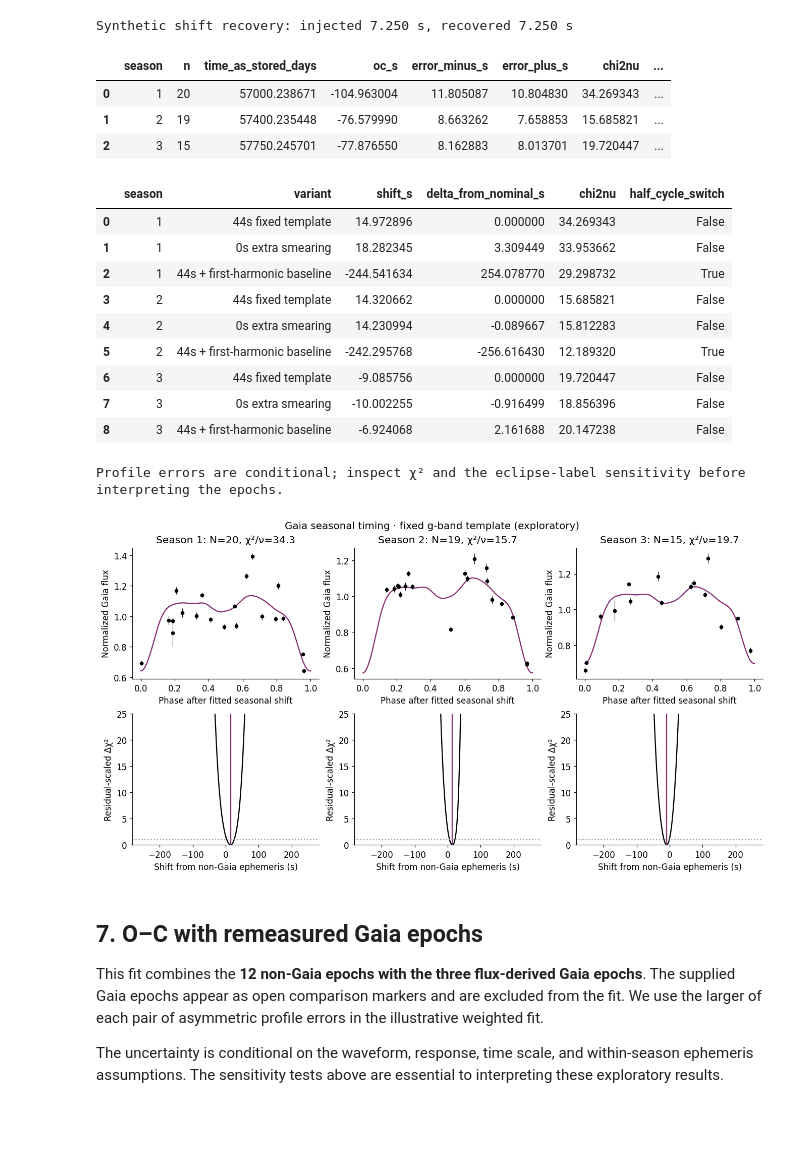
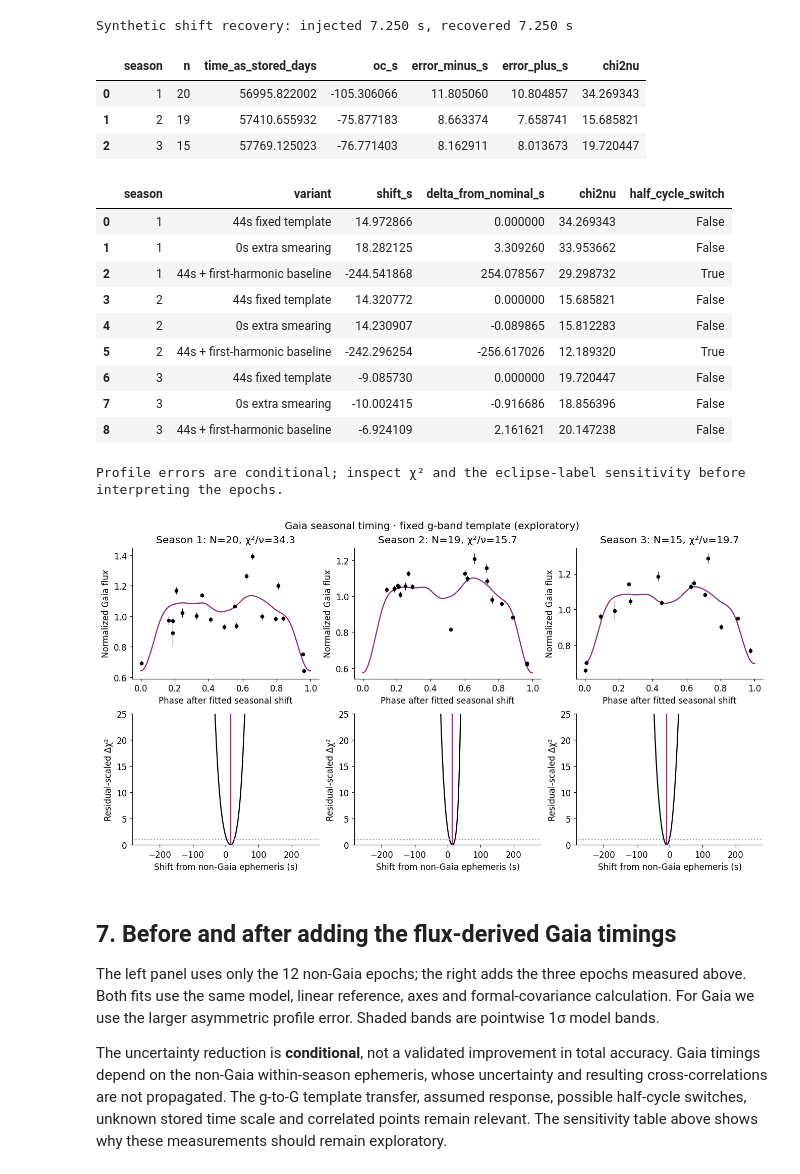
Before and after one commit to emmachickles/j1013-gaia-epoch-photometry, a Jupyter notebook: j1013_gaia_figures.ipynb, the cells around one changed output. Drawn from its saved outputs; the diff is of its cells as text; code cells hidden in the pictures; blank space fills up the shorter version.

```diff
--- a/j1013_gaia_figures.ipynb
+++ b/j1013_gaia_figures.ipynb
@@ -216,17 +262,13 @@ epochs from the fluxes and compare the two sets.
 # %%
-epochs = pd.read_csv(DATA/'timing_epochs.csv')
-source = np.loadtxt(DATA/'timing1013_original.txt')
-assert len(epochs)==15 and (epochs.instrument=='Gaia').sum()==3
+epochs = pd.read_csv(DATA/'other_timing_epochs.csv')
+assert len(epochs)==12 and not (epochs.instrument=='Gaia').any()
 np.testing.assert_allclose(epochs.sigma_s,epochs.sigma_days*86400,atol=0.005)
-np.testing.assert_allclose(epochs.inverse_sigma_as_stored,1/epochs.sigma_s,rtol=1e-12)
-T_REF = source[0,0]
-P_REF_D = source[0,4]
+T_REF = float(epochs.iloc[0].time_as_stored_days)
+P_REF_D = float(epochs.iloc[0].reference_period_days)
 P_REF_S = P_REF_D*86400
 epochs['cycle_integer'] = np.rint(epochs.dt_days/P_REF_D).astype('int64')
-recomputed_oc = (epochs.dt_days-epochs.cycle_integer*P_REF_D)*86400
-np.testing.assert_allclose(recomputed_oc,epochs.oc_s,atol=1e-5)
+np.testing.assert_allclose((epochs.dt_days-epochs.cycle_integer*P_REF_D)*86400,epochs.oc_s,atol=1e-5)
 epochs['year_for_display'] = Time(epochs.time_as_stored_days.to_numpy(),format='mjd',scale='tdb').decimalyear
-print(f'Timing-table linear reference: T_ref = {T_REF:.10f}, P_ref = {P_REF_S:.12f} s')
-display(epochs[['source_row','instrument','time_as_stored_days','cycle_integer','oc_s','sigma_s']]
-        .sort_values('time_as_stored_days').reset_index(drop=True))
+print(f'Common linear reference: T_ref = {T_REF:.10f}, P_ref = {P_REF_S:.12f} s')
+display(epochs[['instrument','time_as_stored_days','cycle_integer','oc_s','sigma_s']].sort_values('time_as_stored_days'))
 # %% [output]
@@ -439,7 +450,6 @@ print(f'Synthetic shift recovery: injected {injected_shift_s:.3f} s, recovered {
 Synthetic shift recovery: injected 7.250 s, recovered 7.250 s
 # %%
 SEASON_EDGES = [-np.inf,57200,57600,np.inf]
-legacy_gaia = epochs.loc[epochs.instrument=='Gaia'].reset_index(drop=True)
 measured_rows, sensitivity_rows, season_fits = [],[],[]
 for j,(lo,hi) in enumerate(zip(SEASON_EDGES[:-1],SEASON_EDGES[1:])):
     d = gaia.loc[(gaia.time_as_stored_days>=lo)&(gaia.time_as_stored_days<hi)]
@@ -448,8 +458,8 @@ for j,(lo,hi) in enumerate(zip(SEASON_EDGES[:-1],SEASON_EDGES[1:])):
     result = fit_gaia_season(t,y,error)
     unsmeared = fit_gaia_season(t,y,error,exposure_s=0)
     flexible = fit_gaia_season(t,y,error,harmonic=True)
-    # Select the same reported integer cycle as the stored timing, for comparison only.
-    report_cycle = int(legacy_gaia.iloc[j].cycle_integer)
+    # Report a conjunction near the weighted centre of the observed season.
+    report_cycle = int(np.rint(np.average(external_cycles(t),weights=1/error**2)))
     measured_time = float(external_epoch(report_cycle)+result['shift_s']/86400)
     measured_oc = (measured_time-(T_REF+report_cycle*P_REF_D))*86400
     row = dict(season=j+1,n=len(t),first_time_as_stored_days=t.min(),last_time_as_stored_days=t.max(),
@@ -457,65 +467,66 @@ for j,(lo,hi) in enumerate(zip(SEASON_EDGES[:-1],SEASON_EDGES[1:])):
                sigma_s=max(result['error_minus_s'],result['error_plus_s']),
                error_minus_s=result['error_minus_s'],error_plus_s=result['error_plus_s'],
                shift_from_non_gaia_ephemeris_s=result['shift_s'],chi2nu=result['chi2nu'],
-               legacy_oc_s=float(legacy_gaia.iloc[j].oc_s),
-               difference_from_legacy_s=measured_oc-float(legacy_gaia.iloc[j].oc_s),
                opposite_half_delta_chi2=result['opposite_half_delta_chi2'],
                status='Exploratory fixed-template remeasurement; time scale assumed as stored')
     measured_rows.append(row)
     for label,fit in [('44s fixed template',result),('0s extra smearing',unsmeared),('44s + first-harmonic baseline',flexible)]:
         delta = (fit['shift_s']-result['shift_s']+P_REF_S/2)%P_REF_S-P_REF_S/2
         sensitivity_rows.append(dict(season=j+1,variant=label,shift_s=fit['shift_s'],
                  delta_from_nominal_s=delta,chi2nu=fit['chi2nu'],half_cycle_switch=abs(delta)>P_REF_S/4))
     season_fits.append(dict(data=d,t=t,y=y,error=error,result=result))
 
 measured_gaia = pd.DataFrame(measured_rows)
 timing_sensitivity = pd.DataFrame(sensitivity_rows)
 measured_gaia.to_csv(TABLE/'gaia_measured_timing_epochs.csv',index=False)
 timing_sensitivity.to_csv(TABLE/'gaia_timing_sensitivity.csv',index=False)
-display(measured_gaia[['season','n','time_as_stored_days','oc_s','error_minus_s','error_plus_s','chi2nu','difference_from_legacy_s']])
+display(measured_gaia[['season','n','time_as_stored_days','oc_s','error_minus_s','error_plus_s','chi2nu']])
 display(timing_sensitivity)
 print('Profile errors are conditional; inspect χ² and the eclipse-label sensitivity before interpreting the epochs.')
 
 fig,axes = plt.subplots(2,3,figsize=(12,6.4),layout='constrained')
 for j,group in enumerate(season_fits):
     t,y,error,result = group['t'],group['y'],group['error'],group['result']
     ph = external_cycles(t-result['shift_s']/86400)%1
     ax = axes[0,j];ax.errorbar(ph,y,error,fmt='o',ms=4,color='k',elinewidth=.7)
     pp = np.linspace(0,1,600)
     smooth = timing_template((pp[:,None]+(((np.arange(21)+.5)/21-.5)*44/EXT_P))%1).mean(axis=1)
     ax.plot(pp,result['coeff'][0]*smooth+result['coeff'][1],color='#882E72')
     ax.set(xlabel='Phase after fitted seasonal shift',ylabel='Normalized Gaia flux',title=f'Season {j+1}: N={len(t)}, χ²/ν={result["chi2nu"]:.1f}')
     ax = axes[1,j]
     ax.plot(result['grid'],(result['chi2_profile']-result['chi2'])/result['error_scale'],color='k')
     ax.axvline(result['shift_s'],color='#882E72');ax.axhline(1,color='.6',ls=':')
     ax.set(xlabel='Shift from non-Gaia ephemeris (s)',ylabel='Residual-scaled Δχ²',ylim=(0,25))
 fig.suptitle('Gaia seasonal timing · fixed g-band template (exploratory)',fontsize=13)
 save_figure(fig,'j1013_gaia_timing_profiles')
 plt.show()
 # %% [output]
-|  | season | n | time_as_stored_days | oc_s | error_minus_s | error_plus_s | chi2nu | ... |
-| 0 | 1 | 20 | 57000.238671 | -104.963004 | 11.805087 | 10.804830 | 34.269343 | ... |
-| 1 | 2 | 19 | 57400.235448 | -76.579990 | 8.663262 | 7.658853 | 15.685821 | ... |
-| 2 | 3 | 15 | 57750.245701 | -77.876550 | 8.162883 | 8.013701 | 19.720447 | ... |
+|  | season | n | time_as_stored_days | oc_s | error_minus_s | error_plus_s | chi2nu |
+| 0 | 1 | 20 | 56995.822002 | -105.306066 | 11.805060 | 10.804857 | 34.269343 |
+| 1 | 2 | 19 | 57410.655932 | -75.877183 | 8.663374 | 7.658741 | 15.685821 |
+| 2 | 3 | 15 | 57769.125023 | -76.771403 | 8.162911 | 8.013673 | 19.720447 |
 |  | season | variant | shift_s | delta_from_nominal_s | chi2nu | half_cycle_switch |
-| 0 | 1 | 44s fixed template | 14.972896 | 0.000000 | 34.269343 | False |
-| 1 | 1 | 0s extra smearing | 18.282345 | 3.309449 | 33.953662 | False |
-| 2 | 1 | 44s + first-harmonic baseline | -244.541634 | 254.078770 | 29.298732 | True |
-| 3 | 2 | 44s fixed template | 14.320662 | 0.000000 | 15.685821 | False |
-| 4 | 2 | 0s extra smearing | 14.230994 | -0.089667 | 15.812283 | False |
-| 5 | 2 | 44s + first-harmonic baseline | -242.295768 | -256.616430 | 12.189320 | True |
-| 6 | 3 | 44s fixed template | -9.085756 | 0.000000 | 19.720447 | False |
-| 7 | 3 | 0s extra smearing | -10.002255 | -0.916499 | 18.856396 | False |
-| 8 | 3 | 44s + first-harmonic baseline | -6.924068 | 2.161688 | 20.147238 | False |
+| 0 | 1 | 44s fixed template | 14.972866 | 0.000000 | 34.269343 | False |
+| 1 | 1 | 0s extra smearing | 18.282125 | 3.309260 | 33.953662 | False |
+| 2 | 1 | 44s + first-harmonic baseline | -244.541868 | 254.078567 | 29.298732 | True |
+| 3 | 2 | 44s fixed template | 14.320772 | 0.000000 | 15.685821 | False |
+| 4 | 2 | 0s extra smearing | 14.230907 | -0.089865 | 15.812283 | False |
+| 5 | 2 | 44s + first-harmonic baseline | -242.296254 | -256.617026 | 12.189320 | True |
+| 6 | 3 | 44s fixed template | -9.085730 | 0.000000 | 19.720447 | False |
+| 7 | 3 | 0s extra smearing | -10.002415 | -0.916686 | 18.856396 | False |
+| 8 | 3 | 44s + first-harmonic baseline | -6.924109 | 2.161621 | 20.147238 | False |
 Profile errors are conditional; inspect χ² and the eclipse-label sensitivity before interpreting the epochs.
 [figure]
 # %% [markdown]
-## 7. O–C with remeasured Gaia epochs
+## 7. Before and after adding the flux-derived Gaia timings
 
-This fit combines the **12 non-Gaia epochs with the three flux-derived Gaia epochs**. The supplied
-Gaia epochs appear as open comparison markers and are excluded from the fit. We use the larger
-of each pair of asymmetric profile errors in the illustrative weighted fit.
+The left panel uses only the 12 non-Gaia epochs; the right adds the three epochs measured
+above. Both fits use the same model, linear reference, axes and formal-covariance calculation.
+For Gaia we use the larger asymmetric profile error. Shaded bands are pointwise 1σ model bands.
 
-The uncertainty is conditional on the waveform, response, time scale, and within-season ephemeris
-assumptions. The sensitivity tests above are essential to interpreting these exploratory results.
+The uncertainty reduction is **conditional**, not a validated improvement in total accuracy.
+Gaia timings depend on the non-Gaia within-season ephemeris, whose uncertainty and resulting
+cross-correlations are not propagated. The g-to-G template transfer, assumed response,
+possible half-cycle switches, unknown stored time scale and correlated points remain relevant.
+The sensitivity table above shows why these measurements should remain exploratory.
 # %%
```
Also changed, not shown: parts of 9 cells of this notebook, 27 other files.
